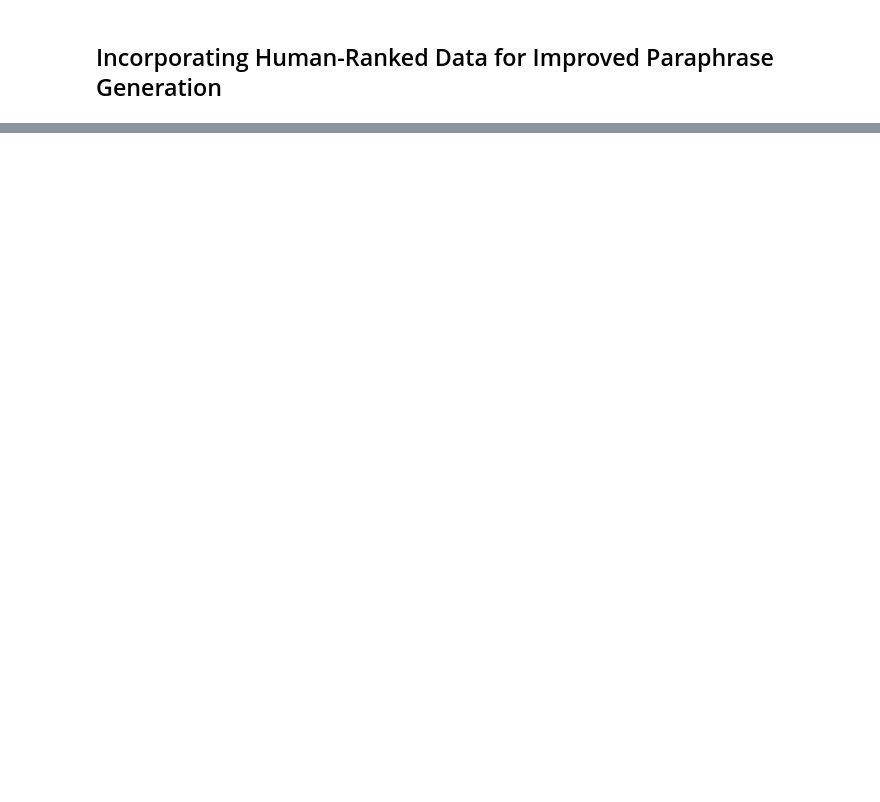
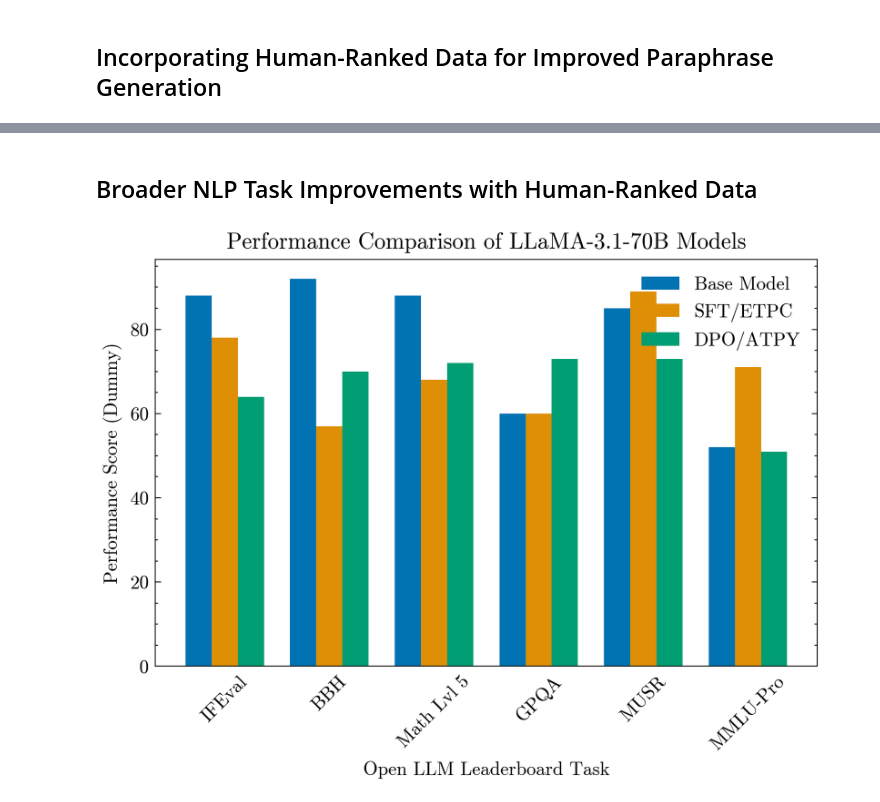
Before and after one commit to cluebbers/dpo-rlhf-paraphrase-types, a Jupyter notebook: notebooks/plots.ipynb, the cells around one changed output, grey strips where cells are left out. Saved outputs shown, nothing was run; the diff lists cells and outputs as text; code cells hidden in the pictures; blank space fills up the shorter version.

```diff
--- a/notebooks/plots.ipynb
+++ b/notebooks/plots.ipynb
@@ -157,0 +173,45 @@ plt.show()
+# %% [markdown]
+## Broader NLP Task Improvements with Human-Ranked Data
+# %%
+# Define tasks and models
+tasks = ['IFEval', 'BBH', 'Math Lvl 5', 'GPQA', 'MUSR', 'MMLU-Pro']
+models = ['Base Model', 'SFT/ETPC', 'DPO/ATPY']
+
+# Create dummy scores for each task and model
+np.random.seed(42)
+scores = np.random.randint(50, 100, size=(len(tasks), len(models)))
+
+# Create a grouped bar chart
+# Set figure size
+fig, ax = plt.subplots(figsize=(width, height), dpi=300)
+plt.style.use(['science','no-latex'])
+sns.set_palette("colorblind")
+bar_width = 0.25
+index = np.arange(len(tasks))
+
+# Plot bars for each model
+for i, model in enumerate(models):
+    ax.bar(index + i * bar_width, scores[:, i], bar_width, label=model)
+
+# Set labels, title, and ticks
+ax.set_xlabel('Open LLM Leaderboard Task', fontsize=10)
+ax.set_ylabel('Performance Score (Dummy)', fontsize=10)
+ax.set_title('Performance Comparison of LLaMA-3.1-70B Models', fontsize=12)
+ax.set_xticks(index + bar_width)
+ax.set_xticklabels(tasks)
+
+# Add legend
+ax.legend(fontsize=10)
+
+# Rotate task labels for readability
+plt.xticks(rotation=45)
+
+# Remove only the tick marks (but keep the labels)
+ax.tick_params(axis='x', which='both', bottom=False, top=False)  # Remove tick marks on the x-axis
+
+output_path = os.path.join(output_dir, "llmboard.pdf")
+plt.savefig(output_path, dpi=300)
+
+plt.show()
+# %% [output]
+[figure, added]
```
Also changed, not shown: parts of 9 cells of this notebook.
